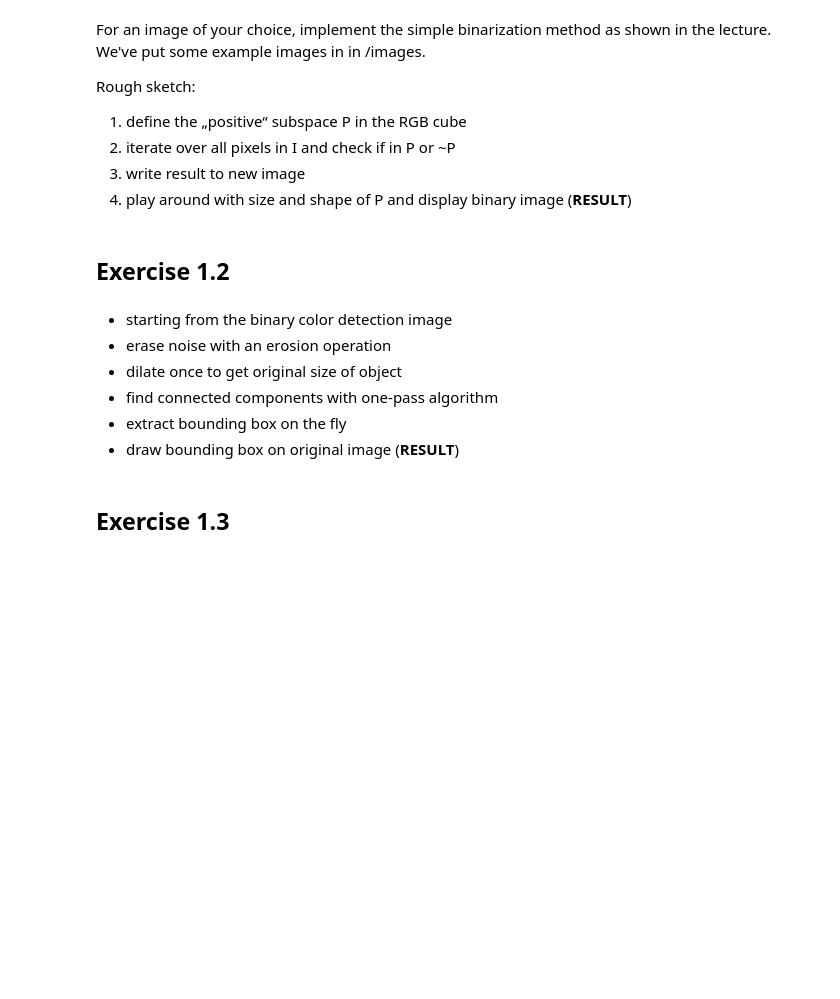
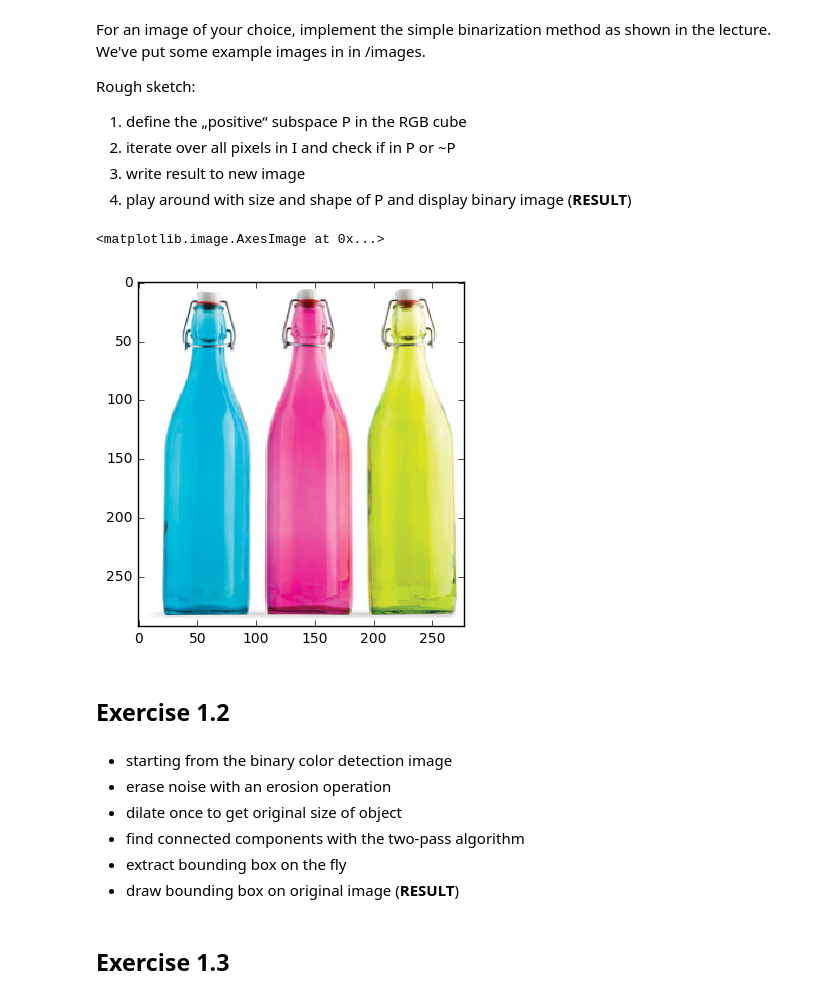
Before and after one commit to timlandgraf/cv1920_assignments, a Jupyter notebook: 01_colorspaces.ipynb, the cells around one changed output. Cells and saved outputs as stored; diff of their text form; code cells hidden in the pictures; blank space fills up the shorter version.

```diff
--- a/01_colorspaces.ipynb
+++ b/01_colorspaces.ipynb
@@ -11,13 +11,23 @@ Rough sketch:
 2. iterate over all pixels in I and check if in P or ~P
 3. write result to new image
 4. play around with size and shape of P and display binary image (**RESULT**)
+# %%
+%matplotlib inline
+from skimage import io, data, color
+import numpy as np
+
+image = io.imread('images/bottles.png')
+io.imshow(image)
+# %% [output]
+<matplotlib.image.AxesImage at 0x...>
+[figure, added]
 # %% [markdown]
 ## Exercise 1.2
 # %% [markdown]
 * starting from the binary color detection image
 * erase noise with an erosion operation
 * dilate once to get original size of object
-* find connected components with one-pass algorithm
+* find connected components with the two-pass algorithm
 * extract bounding box on the fly
 * draw bounding box on original image (**RESULT**)
 # %% [markdown]
```
